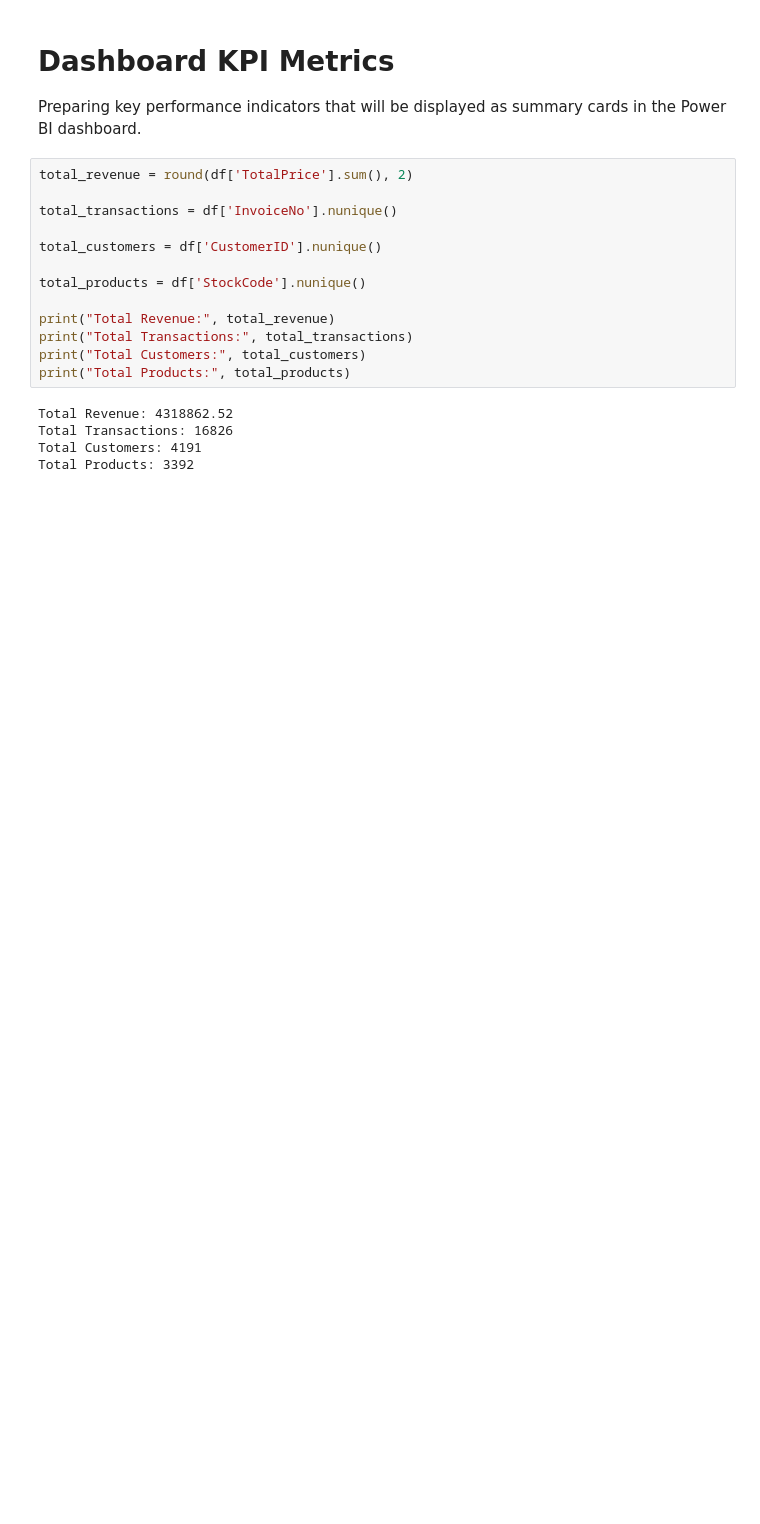
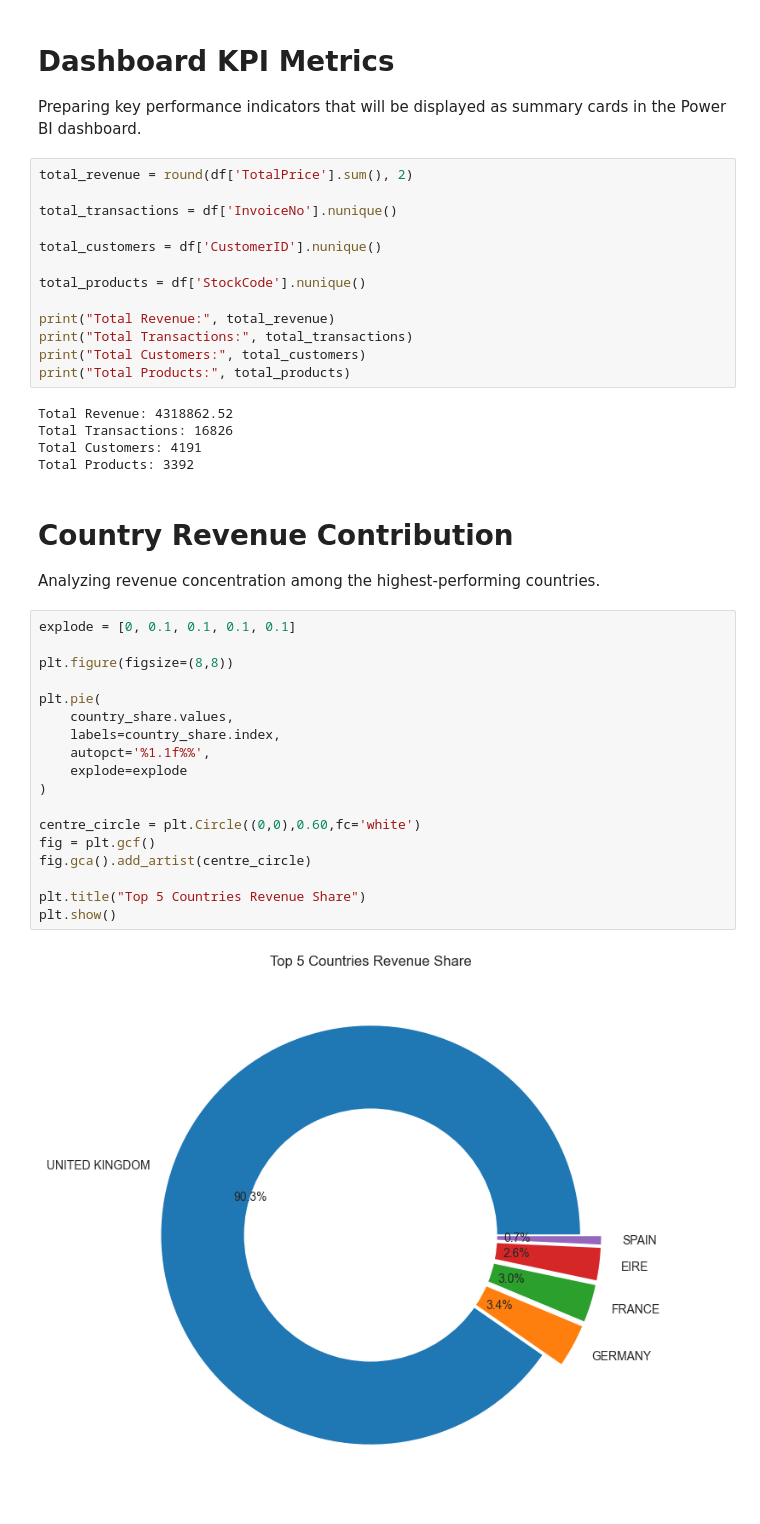
Before and after one commit to jebin24it-boop/Infotact_DA_Internship_Project, a Jupyter notebook: Project_1_Retail/notebooks/visualizations/retail_sales_visualizations.ipynb, the cells around one changed output. Drawn from its saved outputs; the diff is of its cells as text; blank space fills up the shorter version.

Commit message:
viz: added country revenue share analysis using donut chart

```diff
--- a/Project_1_Retail/notebooks/visualizations/retail_sales_visualizations.ipynb
+++ b/Project_1_Retail/notebooks/visualizations/retail_sales_visualizations.ipynb
@@ -354,3 +354,27 @@ Total Revenue: 4318862.52
 Total Transactions: 16826
 Total Customers: 4191
 Total Products: 3392
+# %% [markdown]
+# Country Revenue Contribution
+
+Analyzing revenue concentration among the highest-performing countries.
+# %%
+explode = [0, 0.1, 0.1, 0.1, 0.1]
+
+plt.figure(figsize=(8,8))
+
+plt.pie(
+    country_share.values,
+    labels=country_share.index,
+    autopct='%1.1f%%',
+    explode=explode
+)
+
+centre_circle = plt.Circle((0,0),0.60,fc='white')
+fig = plt.gcf()
+fig.gca().add_artist(centre_circle)
+
+plt.title("Top 5 Countries Revenue Share")
+plt.show()
+# %% [output]
+[figure, added]
```
